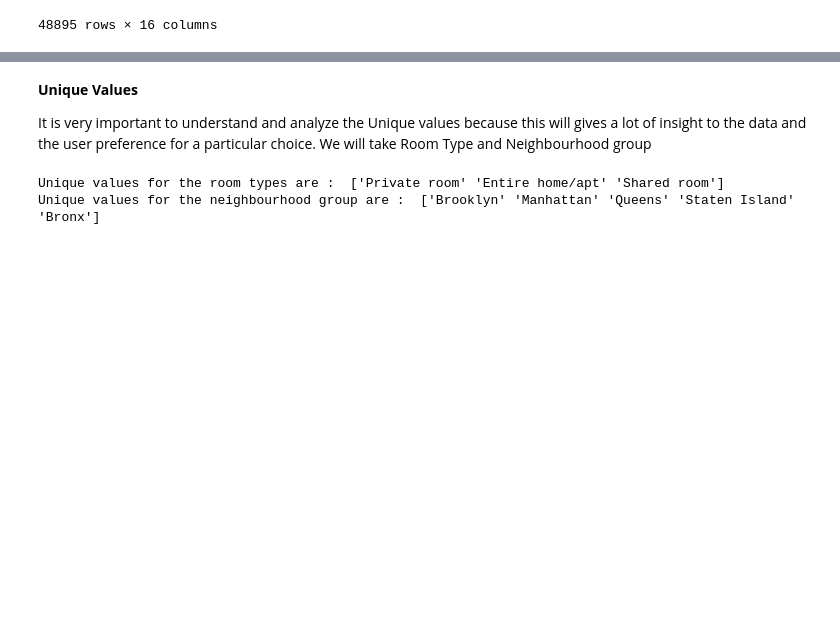
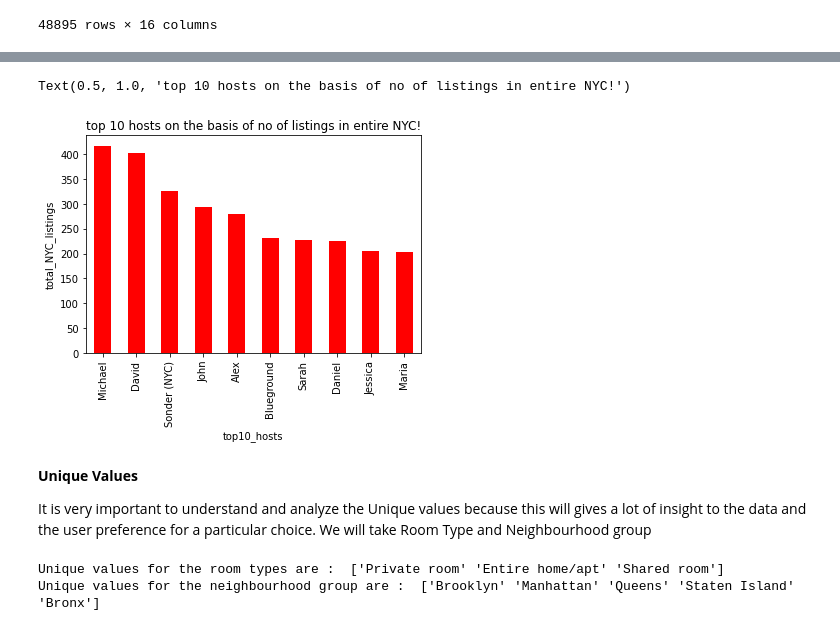
Before and after one commit to Nik852001/EDA-Capstone-Project, a Jupyter notebook: EDA_Capstone_project.ipynb, the cells around one changed output, grey strips where cells are left out. Cells and saved outputs as stored; diff of their text form; code cells hidden in the pictures; blank space fills up the shorter version.

```diff
--- a/EDA_Capstone_project.ipynb
+++ b/EDA_Capstone_project.ipynb
@@ -173,0 +190,6 @@ dtype: int64
+# %%
+#since both 'name' and 'host_name' has very less missing values as compared to 47,905 listings and 11452 unique hosts!
+#we can fill these missing values in both with unknown & no_name respectively!
+
+dataset['name'].fillna('unknown',inplace=True)
+dataset['host_name'].fillna('no_name',inplace=True)
@@ -210,3 +239,3 @@ dataset
 # %%
-dataset.drop(["latitude", "longitude"], axis = 1, inplace = True)
+dataset= dataset.drop(['last_review'],axis=1)
 # %%
@@ -227,0 +286,4 @@ dataset
+# %%
+#top 10 hosts on the basis of no of listings in entire NYC!
+
+top_10_hosts=dataset['host_name'].value_counts()[:10]
@@ -228,3 +304,11 @@ dataset
+# %%
+top_10_hosts.plot(kind='bar',color='r')
+plt.xlabel('top10_hosts')
+plt.ylabel('total_NYC_listings')
+plt.title('top 10 hosts on the basis of no of listings in entire NYC!')
+# %% [output]
+Text(0.5, 1.0, 'top 10 hosts on the basis of no of listings in entire NYC!')
+[figure, added]
 # %% [markdown]
 **Unique Values**
 
```
Also changed, not shown: parts of 40 cells of this notebook.
